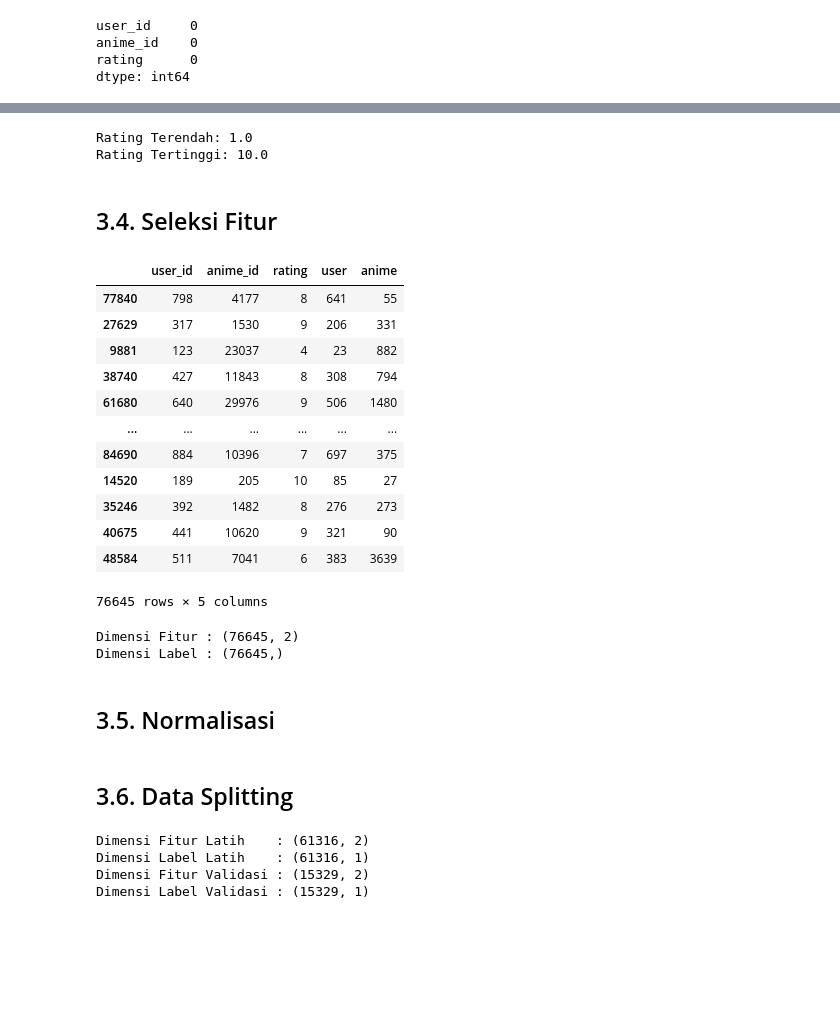
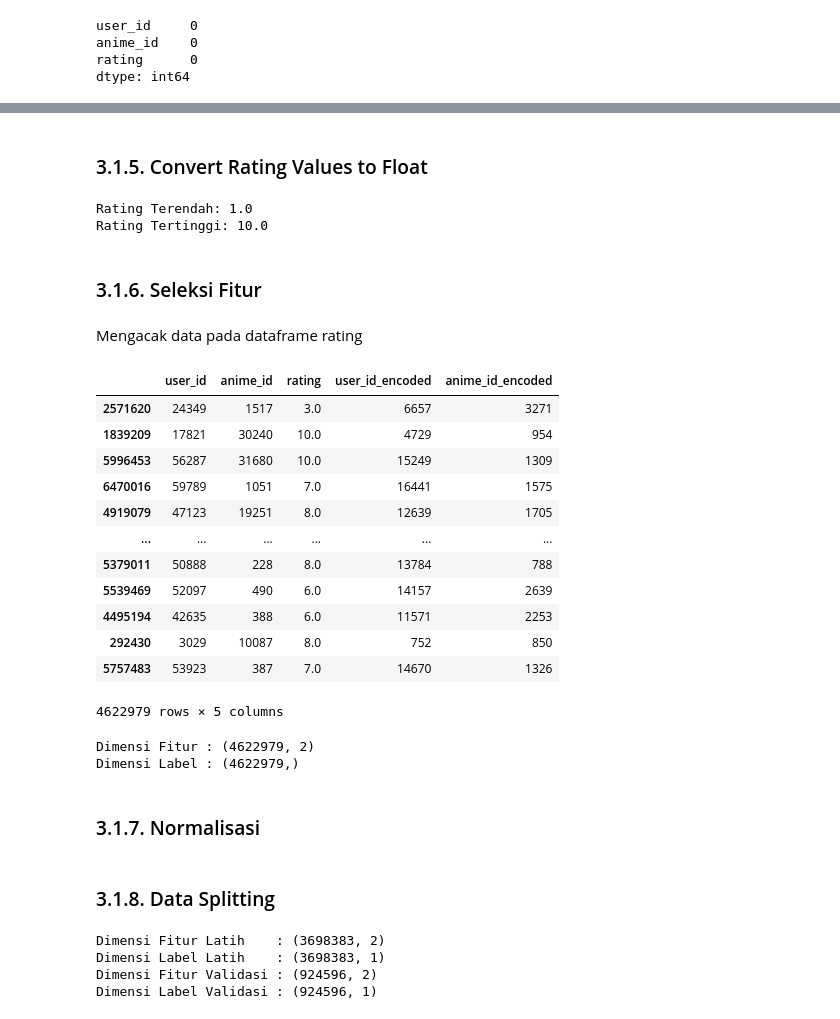
Before and after one commit to yasir-rtx/dbs_ML_expert_project02, a Jupyter notebook: model.ipynb, the cells around one changed output, grey strips where cells are left out. Drawn from its saved outputs; the diff is of its cells as text; code cells hidden in the pictures; blank space fills up the shorter version.

```diff
--- a/model.ipynb
+++ b/model.ipynb
@@ -492,0 +506,4 @@ Jumlah Anime : 4579
+# %%
+userID = rating_df['user_id'].unique().tolist()
+userID_encoded_dict = {x : i for i, x in enumerate(userID)}
+userID_decoded_dict = {i : x for i, x in enumerate(userID)}
@@ -492,0 +512,2 @@ Jumlah Anime : 4579
+# %%
+rating_df['user_id_encoded'] = rating_df['user_id'].map(userID_encoded_dict)
@@ -492,0 +516,4 @@ Jumlah Anime : 4579
+# %%
+animeID = rating_df['anime_id'].unique().tolist()
+animeID_encoded_dict = {x : i for i, x in enumerate(animeID)}
+animeID_decoded_dict = {i : x for i, x in enumerate(animeID)}
@@ -492,0 +522,2 @@ Jumlah Anime : 4579
+# %%
+rating_df['anime_id_encoded'] = rating_df['anime_id'].map(animeID_encoded_dict)
@@ -493,3 +540,5 @@ Jumlah Anime : 4579
+# %% [markdown]
+### 3.1.5. Convert Rating Values to Float
 # %%
 rating_df['rating'] = rating_df.loc[:, 'rating'].values.astype(float32)
 
@@ -502,43 +551,45 @@ print("Rating Tertinggi:", max_rating)
 Rating Terendah: 1.0
 Rating Tertinggi: 10.0
 # %% [markdown]
-## 3.4. Seleksi Fitur
+### 3.1.6. Seleksi Fitur
+# %% [markdown]
+Mengacak data pada dataframe rating
 # %%
-data_rating = data_rating.sample(frac=1, random_state=22)
-data_rating
+rating_df = rating_df.sample(frac=1, random_state=22)
+rating_df
 # %% [output]
-|  | user_id | anime_id | rating | user | anime |
-| 77840 | 798 | 4177 | 8 | 641 | 55 |
-| 27629 | 317 | 1530 | 9 | 206 | 331 |
-| 9881 | 123 | 23037 | 4 | 23 | 882 |
-| 38740 | 427 | 11843 | 8 | 308 | 794 |
-| 61680 | 640 | 29976 | 9 | 506 | 1480 |
+|  | user_id | anime_id | rating | user_id_encoded | anime_id_encoded |
+| 2571620 | 24349 | 1517 | 3.0 | 6657 | 3271 |
+| 1839209 | 17821 | 30240 | 10.0 | 4729 | 954 |
+| 5996453 | 56287 | 31680 | 10.0 | 15249 | 1309 |
+| 6470016 | 59789 | 1051 | 7.0 | 16441 | 1575 |
+| 4919079 | 47123 | 19251 | 8.0 | 12639 | 1705 |
 | ... | ... | ... | ... | ... | ... |
-| 84690 | 884 | 10396 | 7 | 697 | 375 |
-| 14520 | 189 | 205 | 10 | 85 | 27 |
-| 35246 | 392 | 1482 | 8 | 276 | 273 |
-| 40675 | 441 | 10620 | 9 | 321 | 90 |
-| 48584 | 511 | 7041 | 6 | 383 | 3639 |
+| 5379011 | 50888 | 228 | 8.0 | 13784 | 788 |
+| 5539469 | 52097 | 490 | 6.0 | 14157 | 2639 |
+| 4495194 | 42635 | 388 | 6.0 | 11571 | 2253 |
+| 292430 | 3029 | 10087 | 8.0 | 752 | 850 |
+| 5757483 | 53923 | 387 | 7.0 | 14670 | 1326 |
-76645 rows × 5 columns
+4622979 rows × 5 columns
 # %%
-x = data_rating[['user', 'anime']].values
-y = data_rating['rating']
+x = rating_df[['user_id_encoded', 'anime_id_encoded']].values
+y = rating_df['rating']
 
 print("Dimensi Fitur :", x.shape)
 print("Dimensi Label :", y.shape)
 # %% [output]
-Dimensi Fitur : (76645, 2)
-Dimensi Label : (76645,)
+Dimensi Fitur : (4622979, 2)
+Dimensi Label : (4622979,)
 # %% [markdown]
-## 3.5. Normalisasi
+### 3.1.7. Normalisasi
 # %%
 scaler = MinMaxScaler()
 scaler.fit(reshape(y, (-1, 1)))
 y = scaler.fit_transform(reshape(y, (-1, 1)))
 # %% [markdown]
-## 3.6. Data Splitting
+### 3.1.8. Data Splitting
 # %%
-train_indicies = int(0.8 * data_rating.shape[0])
+train_indicies = int(0.8 * rating_df.shape[0])
 x_train, x_valid, y_train, y_valid = (x[:train_indicies], x[train_indicies:], y[:train_indicies], y[train_indicies:])
 
 print("Dimensi Fitur Latih    :", x_train.shape)
@@ -546,8 +597,8 @@ print("Dimensi Label Latih    :", y_train.shape)
 print("Dimensi Fitur Validasi :", x_valid.shape)
 print("Dimensi Label Validasi :", y_valid.shape)
 # %% [output]
-Dimensi Fitur Latih    : (61316, 2)
-Dimensi Label Latih    : (61316, 1)
-Dimensi Fitur Validasi : (15329, 2)
-Dimensi Label Validasi : (15329, 1)
+Dimensi Fitur Latih    : (3698383, 2)
+Dimensi Label Latih    : (3698383, 1)
+Dimensi Fitur Validasi : (924596, 2)
+Dimensi Label Validasi : (924596, 1)
 # %% [markdown]
```
Also changed, not shown: parts of 191 cells of this notebook, 3 other files.
